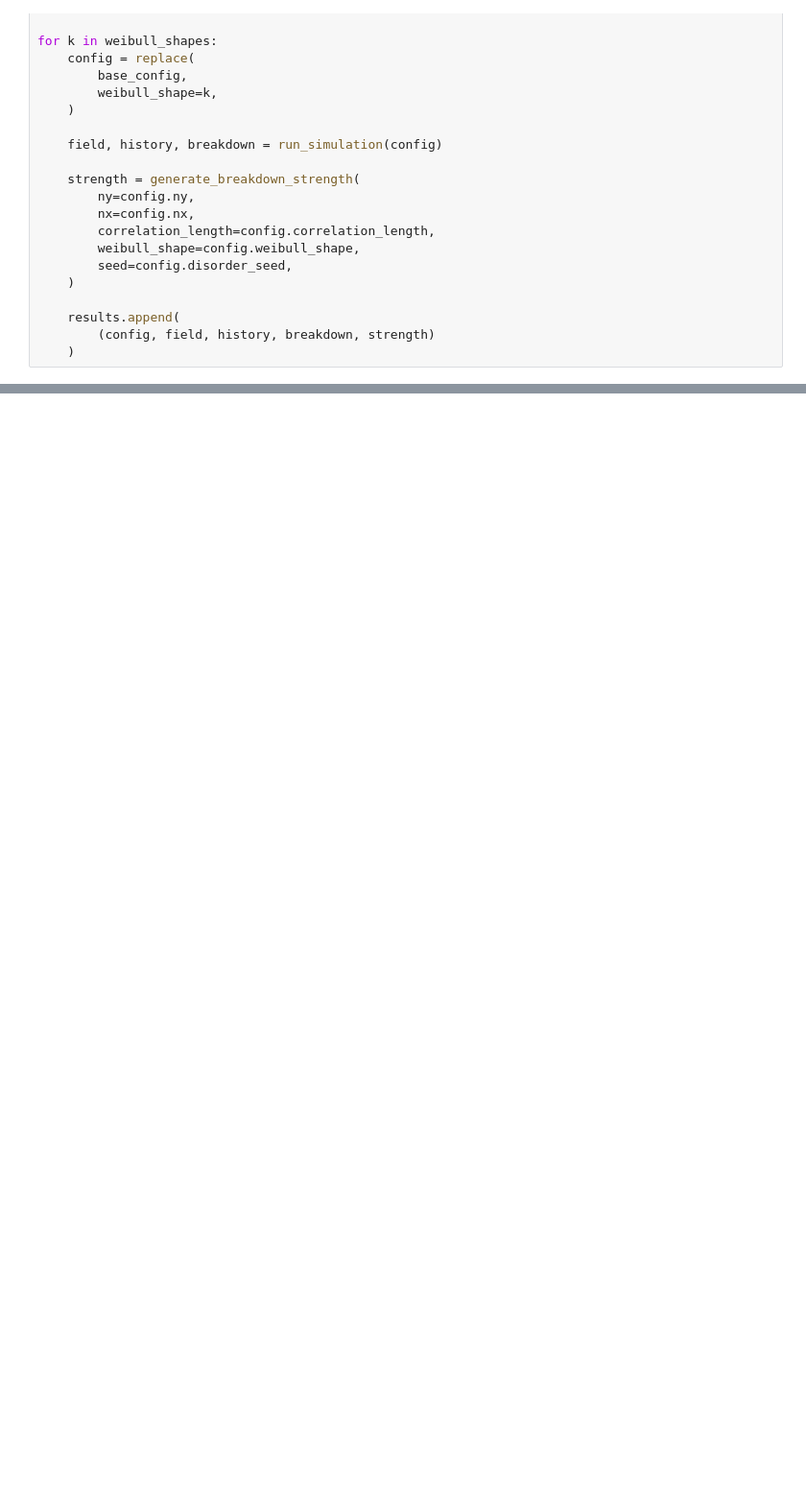
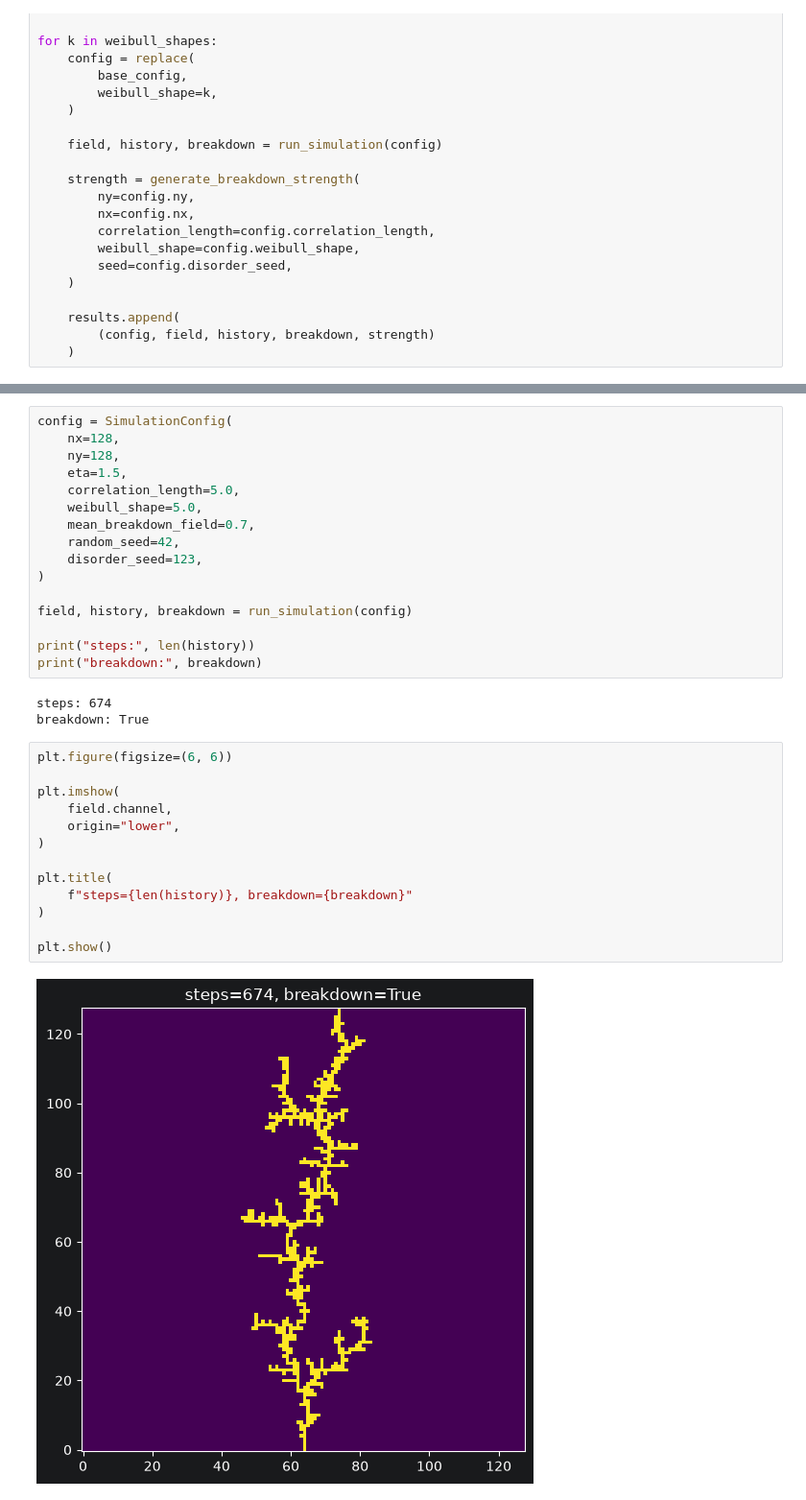
Before and after one commit to the-worst-student/dielectric-breakdown-model, a Jupyter notebook: notebooks/05_disorder_growth.ipynb, the cells around one changed output, grey strips where cells are left out. Shown at 96% size. Saved outputs shown, nothing was run; the diff lists cells and outputs as text; blank space fills up the shorter version.

```diff
--- a/notebooks/05_disorder_growth.ipynb
+++ b/notebooks/05_disorder_growth.ipynb
@@ -96,0 +133,34 @@ k=15.0: material=1.000, channel=0.951, steps=965, breakdown=True
+# %%
+config = SimulationConfig(
+    nx=128,
+    ny=128,
+    eta=1.5,
+    correlation_length=5.0,
+    weibull_shape=5.0,
+    mean_breakdown_field=0.7,
+    random_seed=42,
+    disorder_seed=123,
+)
+
+field, history, breakdown = run_simulation(config)
+
+print("steps:", len(history))
+print("breakdown:", breakdown)
+# %% [output]
+steps: 674
+breakdown: True
+# %%
+plt.figure(figsize=(6, 6))
+
+plt.imshow(
+    field.channel,
+    origin="lower",
+)
+
+plt.title(
+    f"steps={len(history)}, breakdown={breakdown}"
+)
+
+plt.show()
+# %% [output]
+[figure, added]
```
Also changed, not shown: parts of 4 cells of this notebook, 5 other files.
